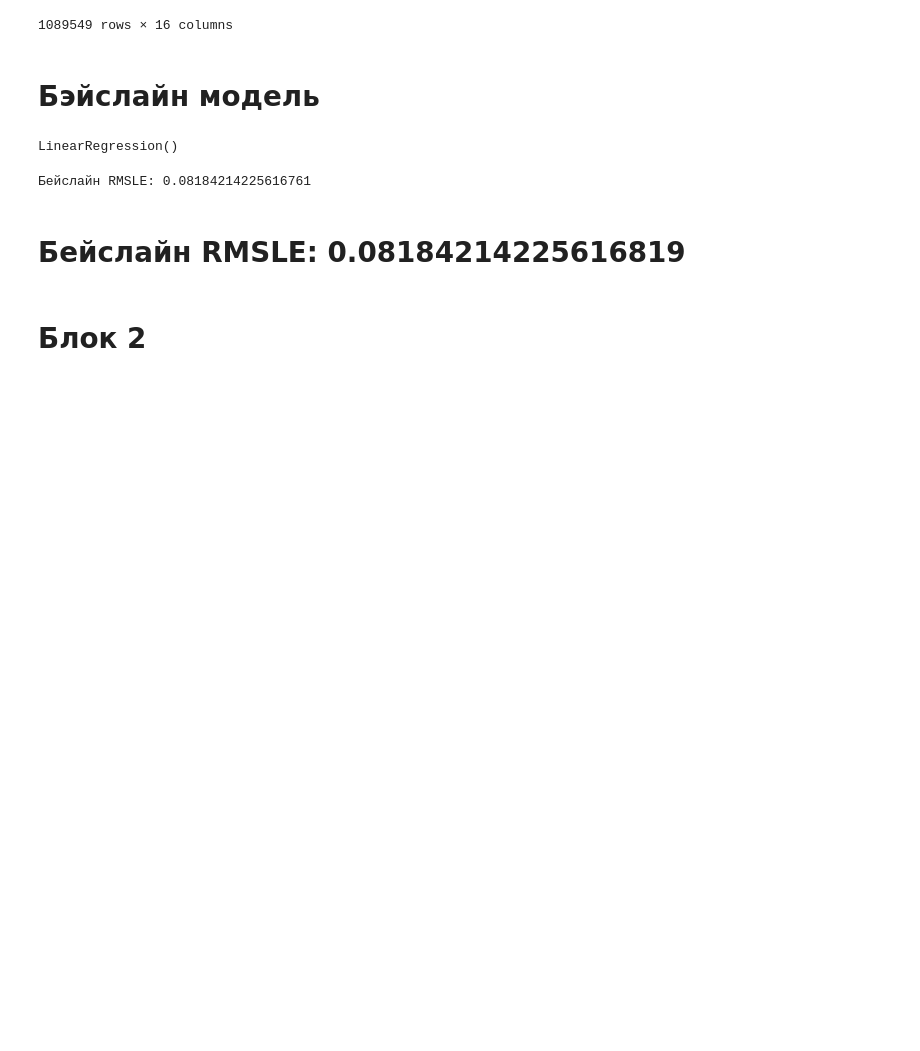
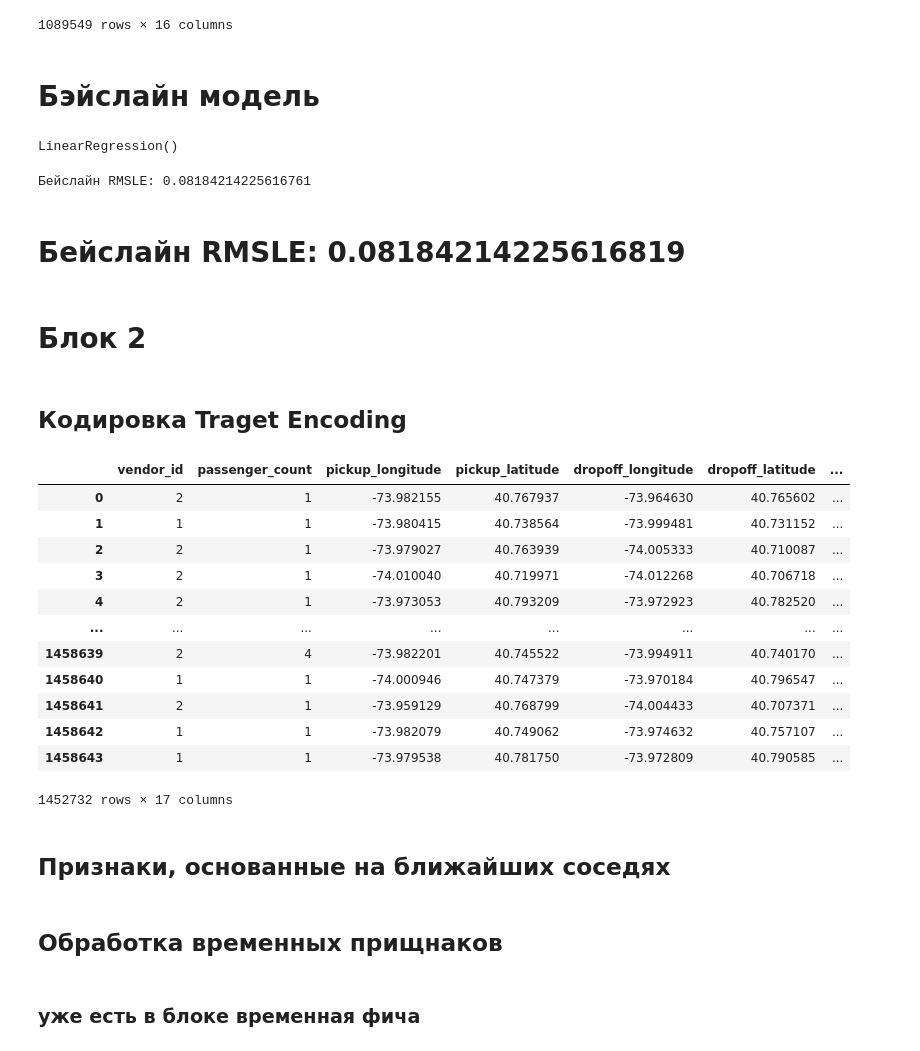
Before and after one commit to Katachy74/ML_Project, a Jupyter notebook: cu-project.ipynb, the cells around one changed output. Saved outputs shown, nothing was run; the diff lists cells and outputs as text; code cells hidden in the pictures; blank space fills up the shorter version.

```diff
--- a/cu-project.ipynb
+++ b/cu-project.ipynb
@@ -323,8 +323,6 @@ clean_train
 | 1458642 | id2714485 | 1 | 1 | -73.982079 | 40.749062 | -73.974632 | ... |
 | 1458643 | id1209952 | 1 | 1 | -73.979538 | 40.781750 | -73.972809 | ... |
 1452732 rows × 18 columns
-# %%
-clean_train = pd.get_dummies(clean_train, columns=["store_and_fwd_flag"], drop_first=True)
 # %%
 clean_train
 # %% [output]
@@ -383,3 +381,27 @@ print(f'Бейслайн RMSLE: {np.sqrt(mean_squared_log_error(y_true=y_val, y_
 # Бейслайн RMSLE: 0.08184214225616819
 # %% [markdown]
 # Блок 2
+# %% [markdown]
+## Кодировка Traget Encoding
+# %%
+clean_train
+# %% [output]
+|  | vendor_id | passenger_count | pickup_longitude | pickup_latitude | dropoff_longitude | dropoff_latitude | ... |
+| 0 | 2 | 1 | -73.982155 | 40.767937 | -73.964630 | 40.765602 | ... |
+| 1 | 1 | 1 | -73.980415 | 40.738564 | -73.999481 | 40.731152 | ... |
+| 2 | 2 | 1 | -73.979027 | 40.763939 | -74.005333 | 40.710087 | ... |
+| 3 | 2 | 1 | -74.010040 | 40.719971 | -74.012268 | 40.706718 | ... |
+| 4 | 2 | 1 | -73.973053 | 40.793209 | -73.972923 | 40.782520 | ... |
+| ... | ... | ... | ... | ... | ... | ... | ... |
+| 1458639 | 2 | 4 | -73.982201 | 40.745522 | -73.994911 | 40.740170 | ... |
+| 1458640 | 1 | 1 | -74.000946 | 40.747379 | -73.970184 | 40.796547 | ... |
+| 1458641 | 2 | 1 | -73.959129 | 40.768799 | -74.004433 | 40.707371 | ... |
+| 1458642 | 1 | 1 | -73.982079 | 40.749062 | -73.974632 | 40.757107 | ... |
+| 1458643 | 1 | 1 | -73.979538 | 40.781750 | -73.972809 | 40.790585 | ... |
+1452732 rows × 17 columns
+# %% [markdown]
+## Признаки, основанные на ближайших соседях
+# %% [markdown]
+## Обработка временных прищнаков
+# %% [markdown]
+### уже есть в блоке временная фича
```
